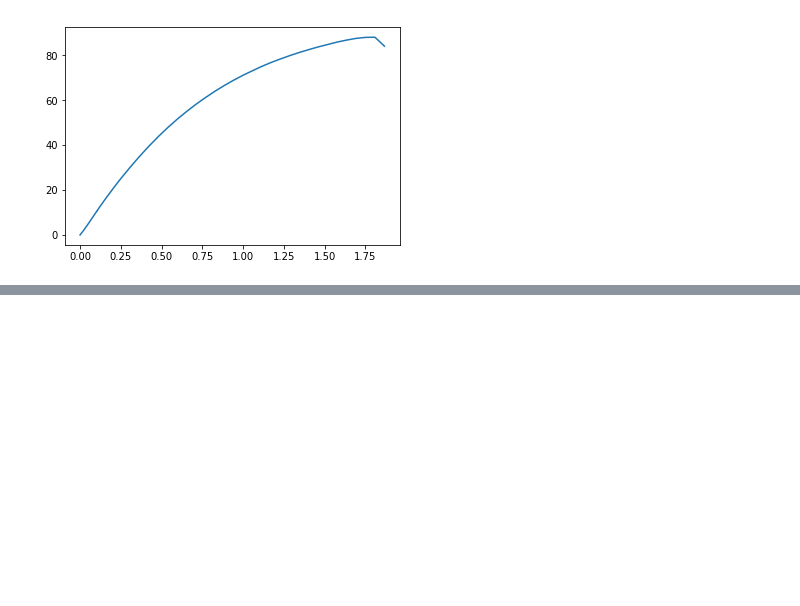
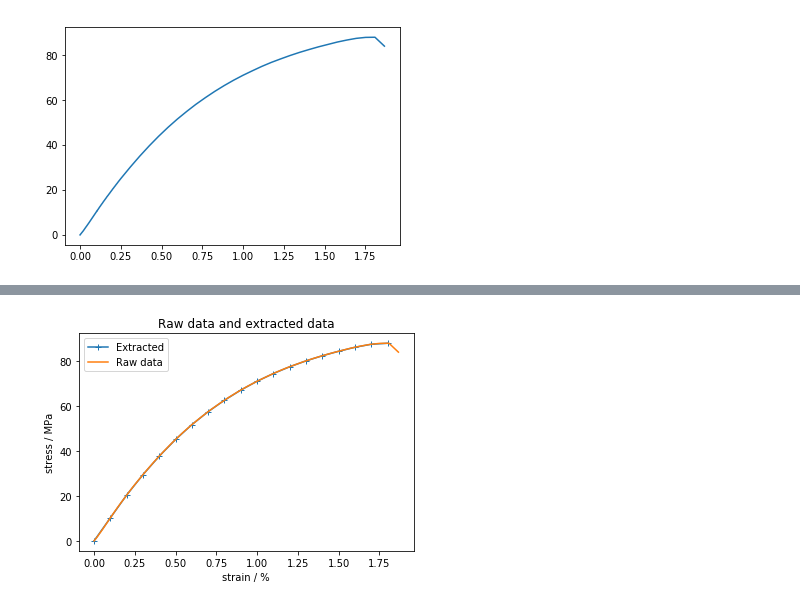
Before and after one commit to banroku/analySS, a Jupyter notebook: drawSS.ipynb, the cells around one changed output, grey strips where cells are left out. Cells and saved outputs as stored; diff of their text form; code cells hidden in the pictures; blank space fills up the shorter version.

```diff
--- a/drawSS.ipynb
+++ b/drawSS.ipynb
@@ -69,3 +73,7 @@ plt.ylabel = 'stress / N'
 plt.show()
 # %% [output]
 [figure]
+# %%
+marker = pd.DataFrame({'strain': {'m0': 0.0, 'm1': 0.1, 'm2': 0.2}, 'marker': {'m0': True, 'm1': True, 'm2': True}})
+marker = pd.DataFrame({'strain': np.arange(0, 10, 0.1), 'marker': True})
+marker
@@ -71,0 +94,9 @@ plt.show()
+# %%
+data_marked = pd.merge(data, marker, on='strain', how='outer')
+data_marked.rename(data_marked['strain'], inplace=True)
+# %%
+data_marked.sort_values(by=['strain'], inplace=True)
+data_marked.interpolate(method='slinear', limit=1, inplace=True)
+data_marked['marker'].fillna('False', inplace=True)
+data_skipped = data_marked[data_marked['marker']==True]
+data_skipped
@@ -71,0 +117,12 @@ plt.show()
+# %%
+fig = plt.figure()
+ax = fig.add_subplot(1, 1, 1)
+ax.plot(data_skipped['strain'], data_skipped['stress'], marker='+', label='Extracted')
+ax.plot(data['strain'], data['stress'], label='Raw data')
+ax.set_xlabel('strain / %')
+ax.set_ylabel('stress / MPa')
+ax.set_title('Raw data and extracted data')
+ax.legend(loc='best')
+plt.show()
+# %% [output]
+[figure, added]
```
Also changed, not shown: parts of 8 cells of this notebook.
